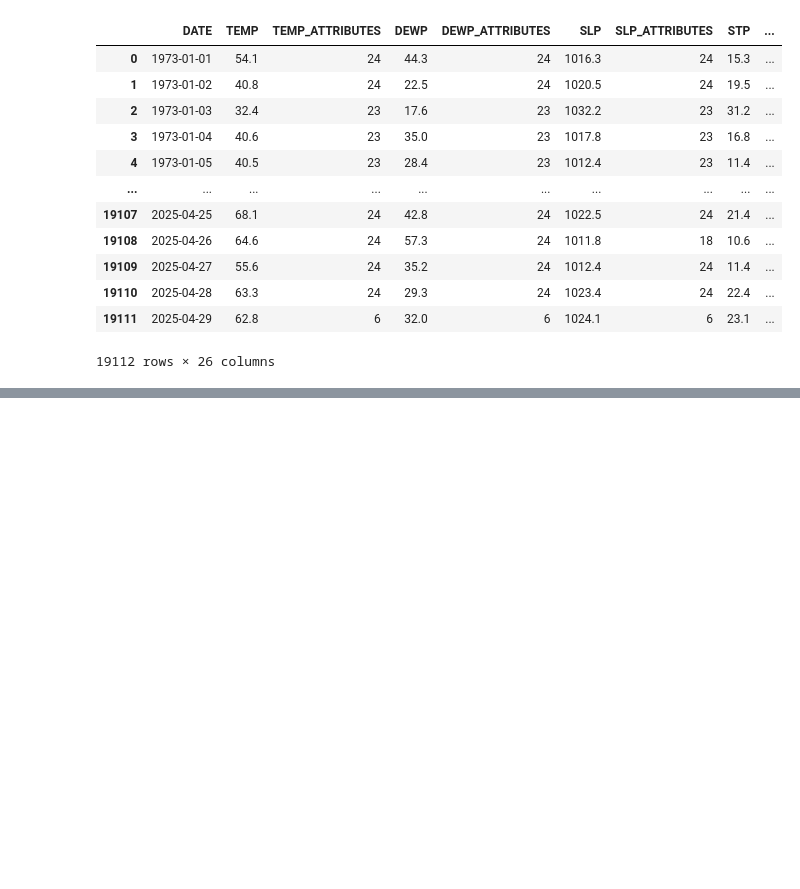
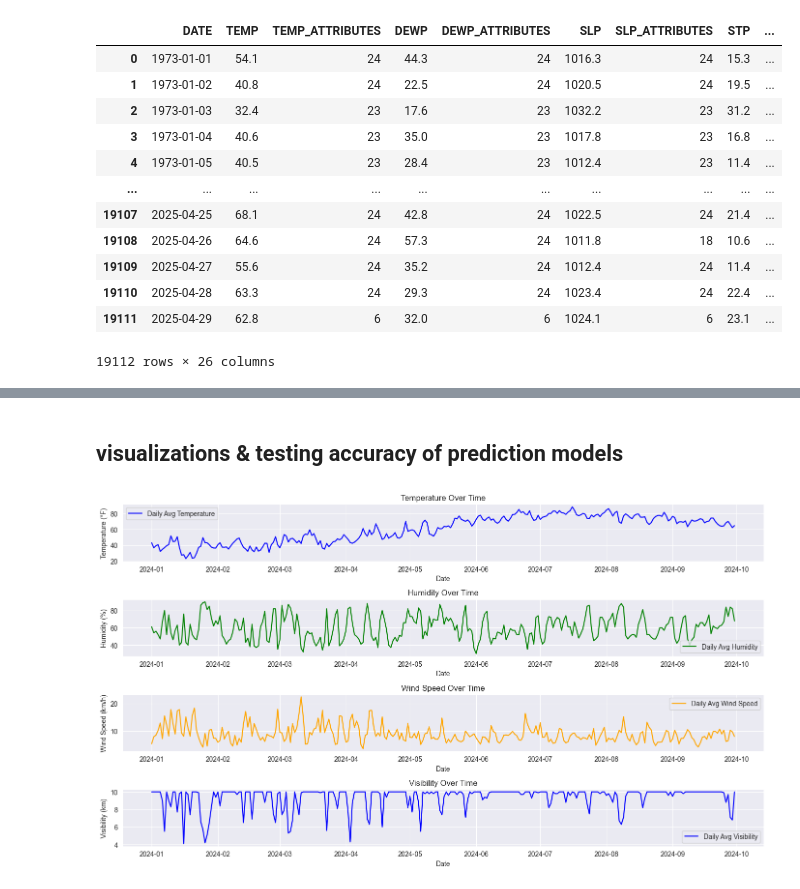
Before and after one commit to kielsara/IS525-Final, a Jupyter notebook: data cleaning and exploration.ipynb, the cells around one changed output, grey strips where cells are left out. Drawn from its saved outputs; the diff is of its cells as text; code cells hidden in the pictures; blank space fills up the shorter version.

```diff
--- a/data cleaning and exploration.ipynb
+++ b/data cleaning and exploration.ipynb
@@ -143,0 +208,3 @@ df_final.to_csv('df_final.csv', index=False)
+# %%
+columns_to_keep = ['DATE', 'DailyAverageRelativeHumidity']
+combined_df = combined_df[columns_to_keep]
@@ -143,0 +227,5 @@ df_final.to_csv('df_final.csv', index=False)
+# %%
+humidity_df = combined_df.copy()
+humidity_df['DATE'] = pd.to_datetime(humidity_df['DATE'], errors='coerce')
+humidity_df['DATE'] = humidity_df['DATE'].dt.date
+humidity_df
@@ -143,0 +251,9 @@ df_final.to_csv('df_final.csv', index=False)
+# %%
+# Ensure both columns are converted to datetime
+df_final['DATE'] = pd.to_datetime(df_final['DATE'])
+humidity_df['DATE'] = pd.to_datetime(humidity_df['DATE'])
+
+# merge
+merged_df = pd.merge(df_final, humidity_df, on='DATE', how='inner')
+# %%
+merged_df = merged_df.rename(columns={"DailyAverageRelativeHumidity": "HUMID"})
@@ -143,0 +278,39 @@ df_final.to_csv('df_final.csv', index=False)
+# %% [markdown]
+## visualizations & testing accuracy of prediction models
+# %%
+df_2024 = merged_df[(merged_df['DATE'] >= '2024-01-01') & (merged_df['DATE'] <= '2024-12-31')]
+
+plt.figure(figsize=(14, 8))
+
+plt.subplot(4, 1, 1)
+plt.plot(df_2024['DATE'], df_2024['TEMP'], label='Daily Avg Temperature', color='blue')
+plt.title('Temperature Over Time')
+plt.xlabel('Date')
+plt.ylabel('Temperature (°F)')
+plt.legend()
+
+plt.subplot(4, 1, 2)
+plt.plot(df_2024['DATE'], df_2024['HUMID'], label='Daily Avg Humidity', color='green')
+plt.title('Humidity Over Time')
+plt.xlabel('Date')
+plt.ylabel('Humidity (%)')
+plt.legend()
+
+plt.subplot(4, 1, 3)
+plt.plot(df_2024['DATE'], df_2024['WDSP'], label='Daily Avg Wind Speed', color='orange')
+plt.title('Wind Speed Over Time')
+plt.xlabel('Date')
+plt.ylabel('Wind Speed (km/h)')
+plt.legend()
+
+plt.subplot(4, 1, 4)
+plt.plot(df_2024['DATE'], df_2024['VISIB'], label='Daily Avg Visibility', color='blue')
+plt.title('Visibility Over Time')
+plt.xlabel('Date')
+plt.ylabel('Visibility (km)')
+plt.legend()
+
+plt.tight_layout()
+plt.show()
+# %% [output]
+[figure, added]
```
Also changed, not shown: parts of 31 cells of this notebook, 8 other files.
